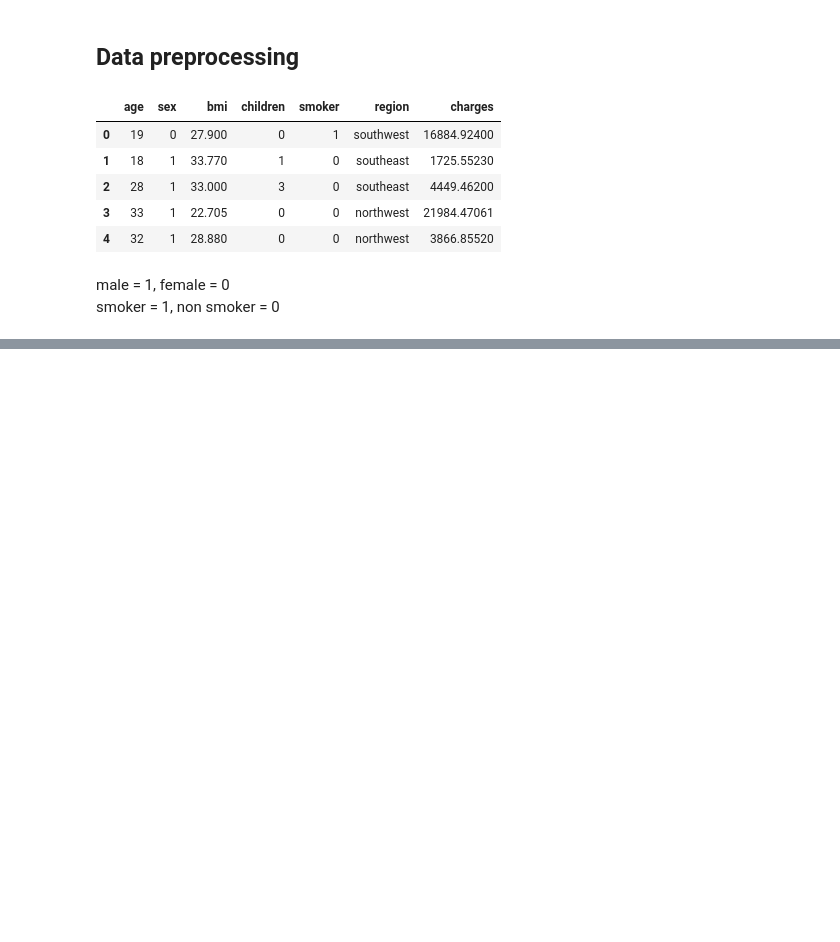
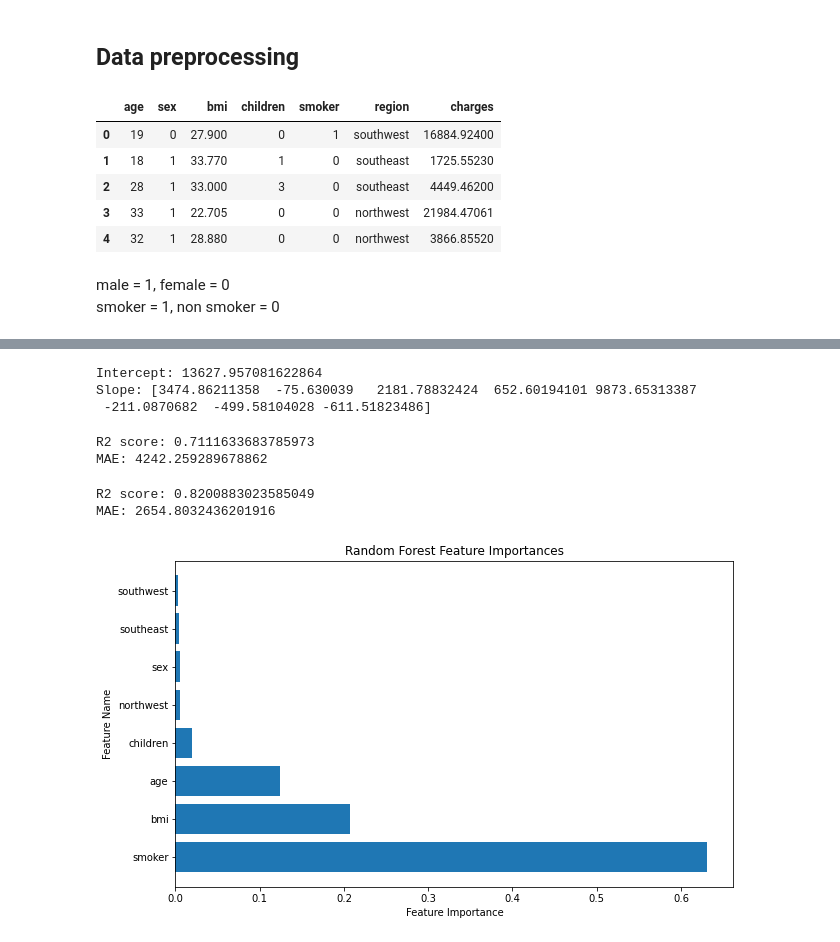
Before and after one commit to brianellis1997/Medical_Insurance, a Jupyter notebook: us-medical-insurance-costs.ipynb, the cells around one changed output, grey strips where cells are left out. Drawn from its saved outputs; the diff is of its cells as text; code cells hidden in the pictures; blank space fills up the shorter version.

Commit message:
Some initial model building

```diff
--- a/us-medical-insurance-costs.ipynb
+++ b/us-medical-insurance-costs.ipynb
@@ -117,0 +138,2 @@ male = 1, female = 0<br>smoker = 1, non smoker = 0
+# %%
+df.drop('region', axis=1, inplace=True)
@@ -117,0 +182,64 @@ male = 1, female = 0<br>smoker = 1, non smoker = 0
+# %%
+# Linear regression
+from sklearn.linear_model import LassoCV
+
+alphas = np.logspace(-4, 4, num=9)
+
+lasso = LassoCV(alphas=alphas, cv=5, random_state=23)
+
+lasso.fit(X_train, y_train)
+
+print(f'Intercept: {lasso.intercept_}')
+print(f'Slope: {lasso.coef_}')
+# %% [output]
+Intercept: 13627.957081622864
+Slope: [3474.86211358  -75.630039   2181.78832424  652.60194101 9873.65313387
+ -211.0870682  -499.58104028 -611.51823486]
+# %%
+from sklearn.metrics import mean_absolute_error, r2_score
+
+y_pred = lasso.predict(X_val)
+
+r2 = r2_score(y_val, y_pred)
+mae = mean_absolute_error(y_val, y_pred)
+
+print(f'R2 score: {r2}')
+print(f'MAE: {mae}')
+# %% [output]
+R2 score: 0.7111633683785973
+MAE: 4242.259289678862
+# %%
+from sklearn.ensemble import RandomForestRegressor
+
+rf = RandomForestRegressor(random_state=23)
+
+rf.fit(X_train, y_train)
+
+y_pred_rf = rf.predict(X_val)
+
+r2_rf = r2_score(y_val, y_pred_rf)
+mae_rf = mean_absolute_error(y_val, y_pred_rf)
+
+print(f'R2 score: {r2_rf}')
+print(f'MAE: {mae_rf}')
+# %% [output]
+R2 score: 0.8200883023585049
+MAE: 2654.8032436201916
+# %%
+feature_importances = rf.feature_importances_
+
+feature_names = X.columns
+feature_importance_df = pd.DataFrame({'Feature': feature_names, 'Importance': feature_importances})
+
+# Sort the features by importance in descending order
+feature_importance_df = feature_importance_df.sort_values(by='Importance', ascending=False)
+
+# Create a bar plot to visualize the feature importances
+plt.figure(figsize=(10, 6))
+plt.barh(feature_importance_df['Feature'], feature_importance_df['Importance'])
+plt.xlabel('Feature Importance')
+plt.ylabel('Feature Name')
+plt.title('Random Forest Feature Importances')
+plt.show()
+# %% [output]
+[figure, added]
```
Also changed, not shown: parts of 6 cells of this notebook.
